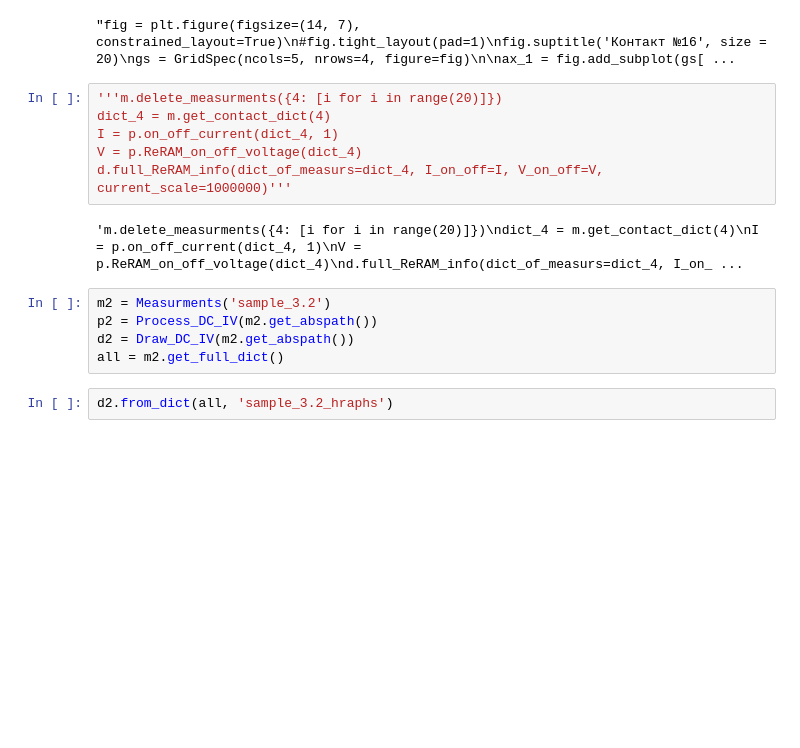
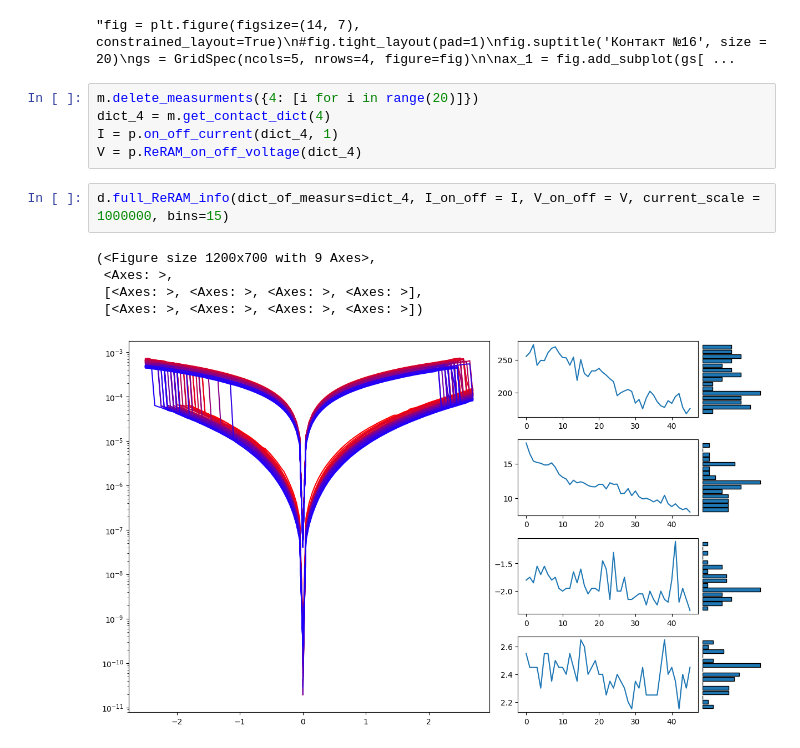
Before and after one commit to OneMoreGate/data_process, a Jupyter notebook: files_description.ipynb, the cells around one changed output. Saved outputs shown, nothing was run; the diff lists cells and outputs as text; blank space fills up the shorter version.

```diff
--- a/files_description.ipynb
+++ b/files_description.ipynb
@@ -109,17 +110,15 @@ ax_3_4.tick_params(left = False, labelleft = False)
 # %% [output]
 "fig = plt.figure(figsize=(14, 7), constrained_layout=True)\n#fig.tight_layout(pad=1)\nfig.suptitle('Контакт №16', size = 20)\ngs = GridSpec(ncols=5, nrows=4, figure=fig)\n\nax_1 = fig.add_subplot(gs[ ...
 # %%
-'''m.delete_measurments({4: [i for i in range(20)]})
+m.delete_measurments({4: [i for i in range(20)]})
 dict_4 = m.get_contact_dict(4)
 I = p.on_off_current(dict_4, 1)
 V = p.ReRAM_on_off_voltage(dict_4)
-d.full_ReRAM_info(dict_of_measurs=dict_4, I_on_off=I, V_on_off=V, current_scale=1000000)'''
-# %% [output]
-'m.delete_measurments({4: [i for i in range(20)]})\ndict_4 = m.get_contact_dict(4)\nI = p.on_off_current(dict_4, 1)\nV = p.ReRAM_on_off_voltage(dict_4)\nd.full_ReRAM_info(dict_of_measurs=dict_4, I_on_ ...
-# %%
-m2 = Measurments('sample_3.2')
-p2 = Process_DC_IV(m2.get_abspath())
-d2 = Draw_DC_IV(m2.get_abspath())
-all = m2.get_full_dict()
-# %%
-d2.from_dict(all, 'sample_3.2_hraphs')
+# %%
+d.full_ReRAM_info(dict_of_measurs=dict_4, I_on_off = I, V_on_off = V, current_scale = 1000000, bins=15)
+# %% [output]
+(<Figure size 1200x700 with 9 Axes>,
+ <Axes: >,
+ [<Axes: >, <Axes: >, <Axes: >, <Axes: >],
+ [<Axes: >, <Axes: >, <Axes: >, <Axes: >])
+[figure, added]
```
Also changed, not shown: parts of 1 cell of this notebook, 3 other files.
